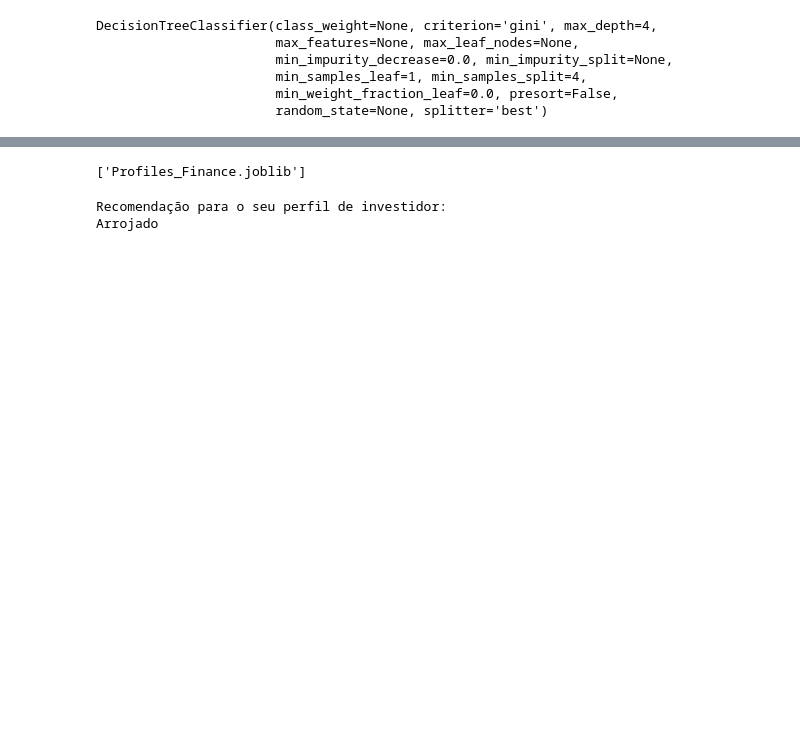
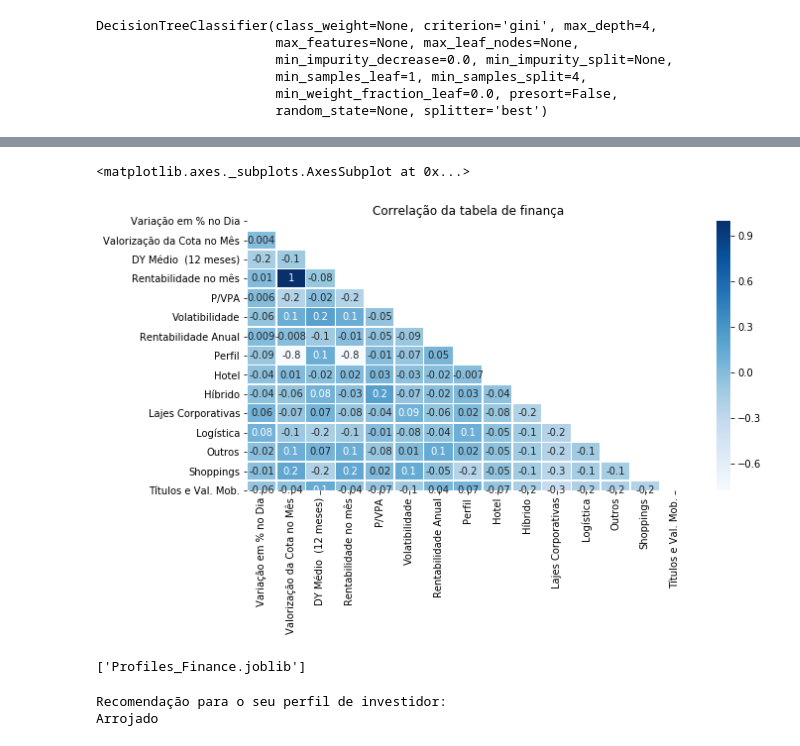
Before and after one commit to AnaCarlaG/Project-Finance, a Jupyter notebook: Project Finance.ipynb, the cells around one changed output, grey strips where cells are left out. Cells and saved outputs as stored; diff of their text form; code cells hidden in the pictures; blank space fills up the shorter version.

```diff
--- a/Project Finance.ipynb
+++ b/Project Finance.ipynb
@@ -249,3 +243,14 @@ scores.mean()
+# %%
+%matplotlib inline
+data = (finance_train)
+plt.figure(figsize=(10,5))
+plt.title('Correlação da tabela de finança')
+matrix = np.triu(data.corr())
+sns.heatmap(data.corr(),annot=True,linewidths=0.5,
+            cmap='Blues',fmt = '.1g',mask=matrix,)
+# %% [output]
+<matplotlib.axes._subplots.AxesSubplot at 0x...>
+[figure, added]
 # %%
 #Scores de acordo com o cross validation
 #Tree Decision = 93.32%
```
Also changed, not shown: parts of 17 cells of this notebook.
